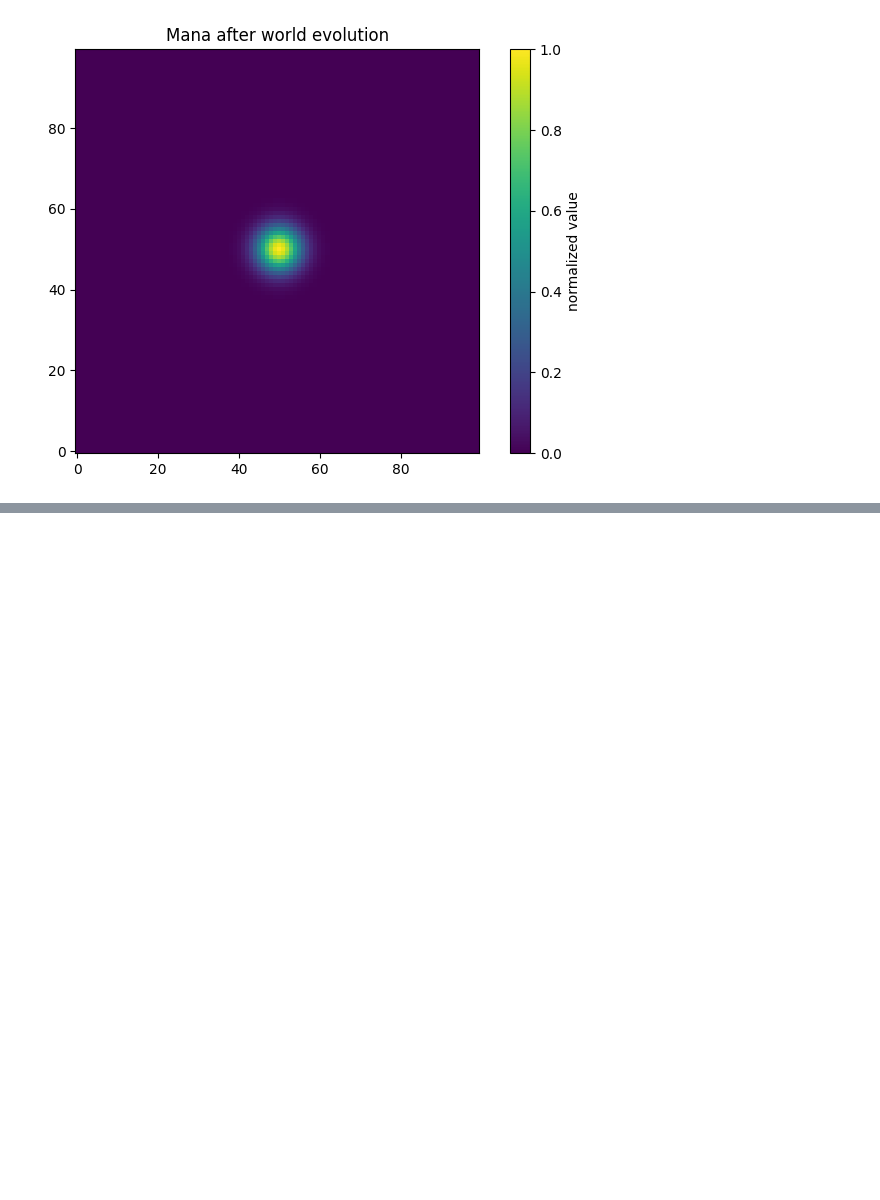
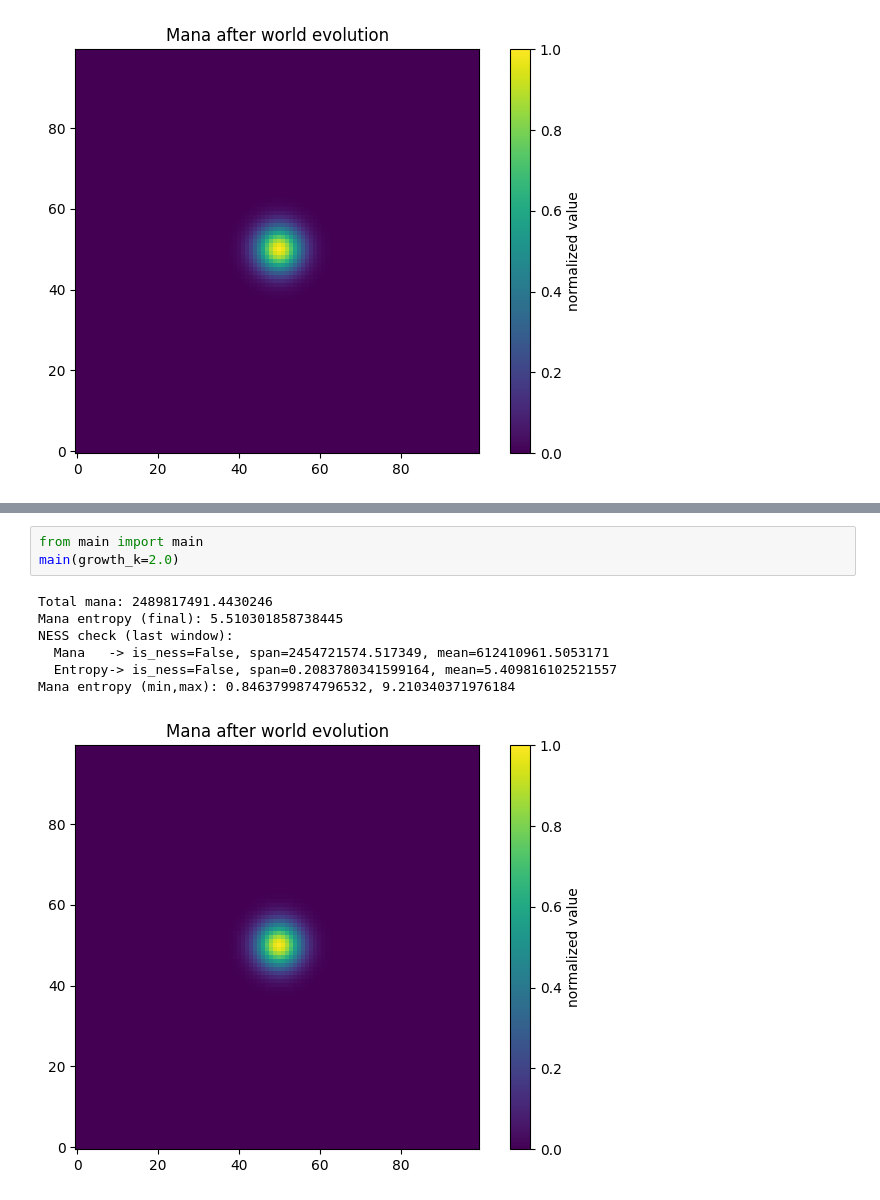
Before and after one commit to Ulas-Y/MASEGM, a Jupyter notebook: this_is_the3thtime.ipynb, the cells around one changed output, grey strips where cells are left out. Cells and saved outputs as stored; diff of their text form; blank space fills up the shorter version.

```diff
--- a/this_is_the3thtime.ipynb
+++ b/this_is_the3thtime.ipynb
@@ -14,0 +38,11 @@ Mana entropy (min,max): 0.0, 5.522045060673406
+# %%
+from main import main
+main(growth_k=2.0)
+# %% [output]
+Total mana: 2489817491.4430246
+Mana entropy (final): 5.510301858738445
+NESS check (last window):
+  Mana   -> is_ness=False, span=2454721574.517349, mean=612410961.5053171
+  Entropy-> is_ness=False, span=0.2083780341599164, mean=5.409816102521557
+Mana entropy (min,max): 0.8463799874796532, 9.210340371976184
+[figure, added]
```
Also changed, not shown: parts of 1 cell of this notebook, 6 other files.
